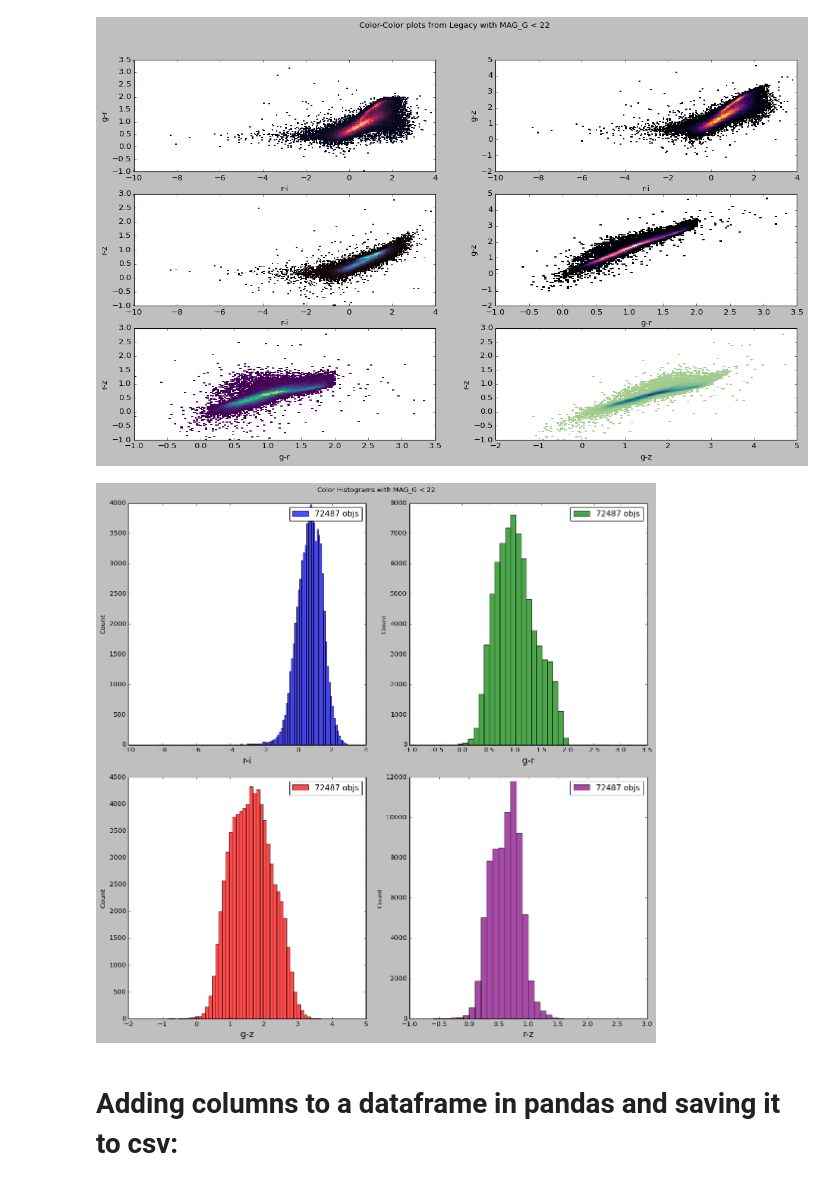
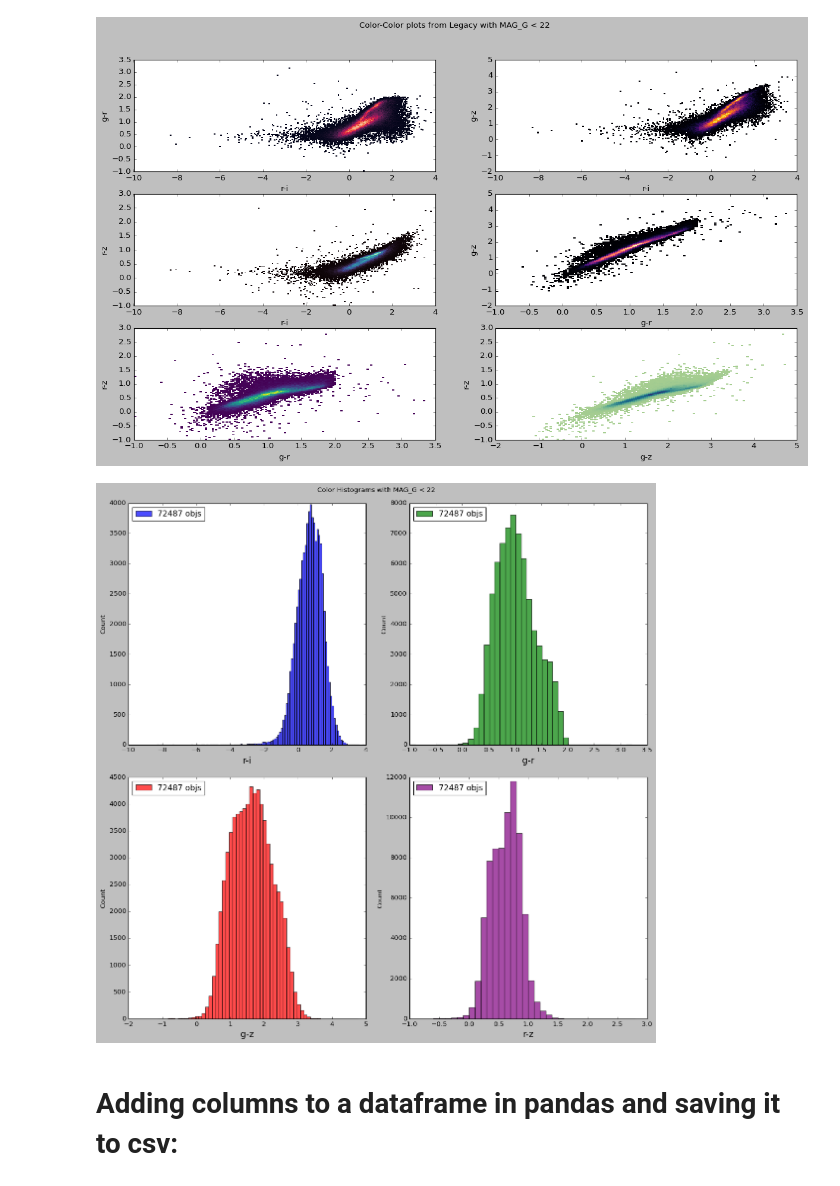
Before and after one commit to eduvaladao/aulas_bigdata_astro_CBPF, a Jupyter notebook: aula01_CBPF_BigData_LoadCatalogLegacy.ipynb, the cells around one changed output. Drawn from its saved outputs; the diff is of its cells as text; code cells hidden in the pictures.

```diff
--- a/aula01_CBPF_BigData_LoadCatalogLegacy.ipynb
+++ b/aula01_CBPF_BigData_LoadCatalogLegacy.ipynb
@@ -385,35 +385,35 @@ plt.savefig('/content/drive/MyDrive/Plotscolorcolor_Legacy.png')
 dftable = Table.from_pandas(dfplot) # ver 'https://docs.astropy.org/en/stable/table/pandas.html'
 COLORS = ["r-i", "g-r", "g-z", "r-z"]
 key_list = COLORS
 color_list = ['blue', 'green', 'red', "purple"]
 hor = 2
 ver = 2
 
 plt.style.use('classic') # style of the plots
 
 fig = plt.figure(figsize=(14, 14), constrained_layout=True) # Create a new figure, or activate an existing figure. figsize = Width, height in inches. constrained_layout: The layout mechanism for positioning of plot elements to avoid overlapping.
 gs = fig.add_gridspec(ver, hor, left=0.05, right=0.5, wspace=0.05) # A grid layout to place subplots within a figure. The location of the grid cells is determined in a similar way to SubplotParams using left, right, top, bottom, wspace and hspace.
 fig.suptitle('Color Histograms with MAG_G < 22')
 
 i=0
 binsize=0.1
 def binarange(arr, binsize):
     return np.arange(np.nanmin(arr), np.nanmax(arr)+binsize, binsize) # Return evenly spaced values within a given interval.
 
 for v in range(ver):
     for h in range(hor):
         ax = fig.add_subplot(gs[v, h]) # Add an ~.axes.Axes to the figure as part of a subplot arrangement. Adiciona os eixos, ticks, legenda de cada subplot na figure.
         bins = binarange(dftable.field(key_list[i]), binsize) # FIELD element: describes the datatype of a particular column of data. Return column[item] for recarray compatibility. Pegou uma coluna MAG_i dos dados e fez uma lista de binsize em binsize do valor min ao max dessa coluna.
         ax = dfplot[key_list[i]].plot.hist(bins=bins, color=color_list[i], alpha=0.7, label=str(rslt_df.shape[0]) + ' objs') # pega a coluna key_list[i] = MAG_i do dataframe do pandas e faz um histograma com os bins definidos, cor e transparencia alpha.
         ax.set_xlabel(str(key_list[i]), fontsize=16)
         ax.set_ylabel('Count')
-        plt.legend()
+        plt.legend(loc='upper left')
         i+=1
 
 plt.show
 plt.savefig('/content/drive/MyDrive/Histogramscolorcolor_Legacy.png')
 # %% [output]
-[figure, old version]
+[figure, new version]
 # %% [markdown]
 # Adding columns to a dataframe in pandas and saving it to csv:
 # %%
```
Also changed, not shown: parts of 2 cells of this notebook.
